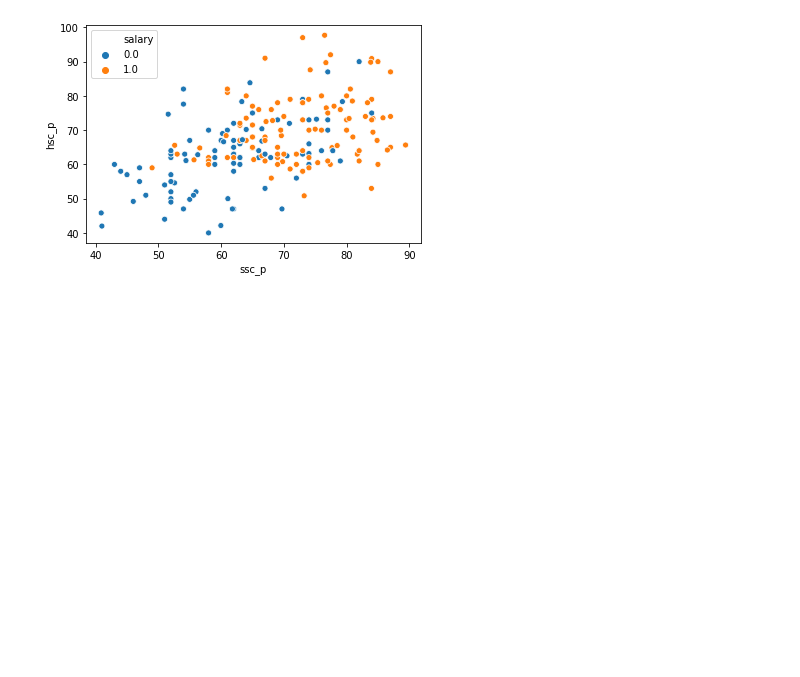
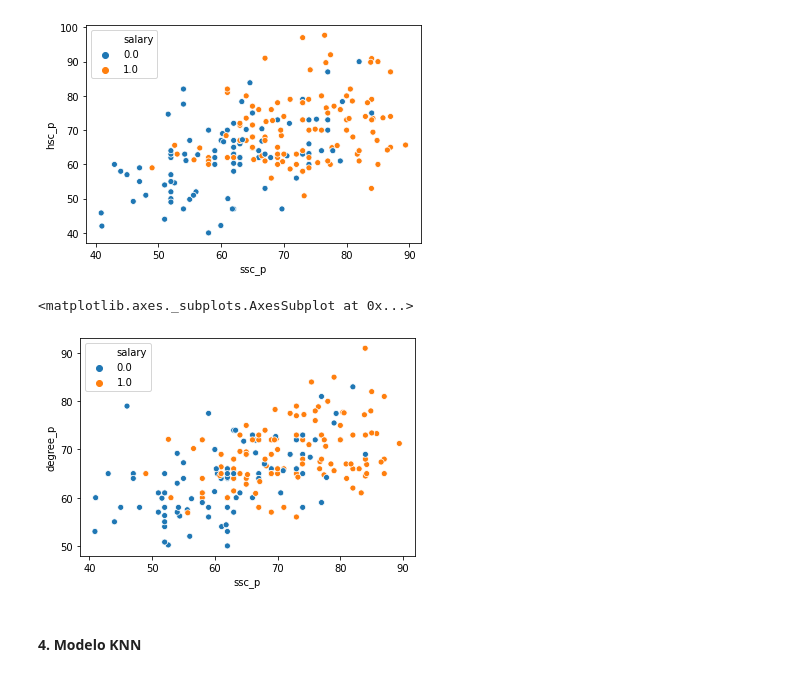
Before and after one commit to fernandovieira1/PracticalMachineLearningWithRandPython, a Jupyter notebook: Chapter4-RegressionofAContinuousVariable/knn_porFora.ipynb, the cells around one changed output. Drawn from its saved outputs; the diff is of its cells as text; code cells hidden in the pictures; blank space fills up the shorter version.

```diff
--- a/Chapter4-RegressionofAContinuousVariable/knn_porFora.ipynb
+++ b/Chapter4-RegressionofAContinuousVariable/knn_porFora.ipynb
@@ -170,3 +170,12 @@ sns.scatterplot(data=df, x="ssc_p", y="hsc_p", hue="salary")
 # %% [output]
 <matplotlib.axes._subplots.AxesSubplot at 0x...>
 [figure]
+# %%
+sns.scatterplot(data=df, x="ssc_p", y="degree_p", hue="salary") # agora com a nota média da universidade "degree_p"
+# 0 = abaixo da mediana
+# 1 = acima da mediana
+# %% [output]
+<matplotlib.axes._subplots.AxesSubplot at 0x...>
+[figure, added]
+# %% [markdown]
+#### 4. Modelo KNN
```
